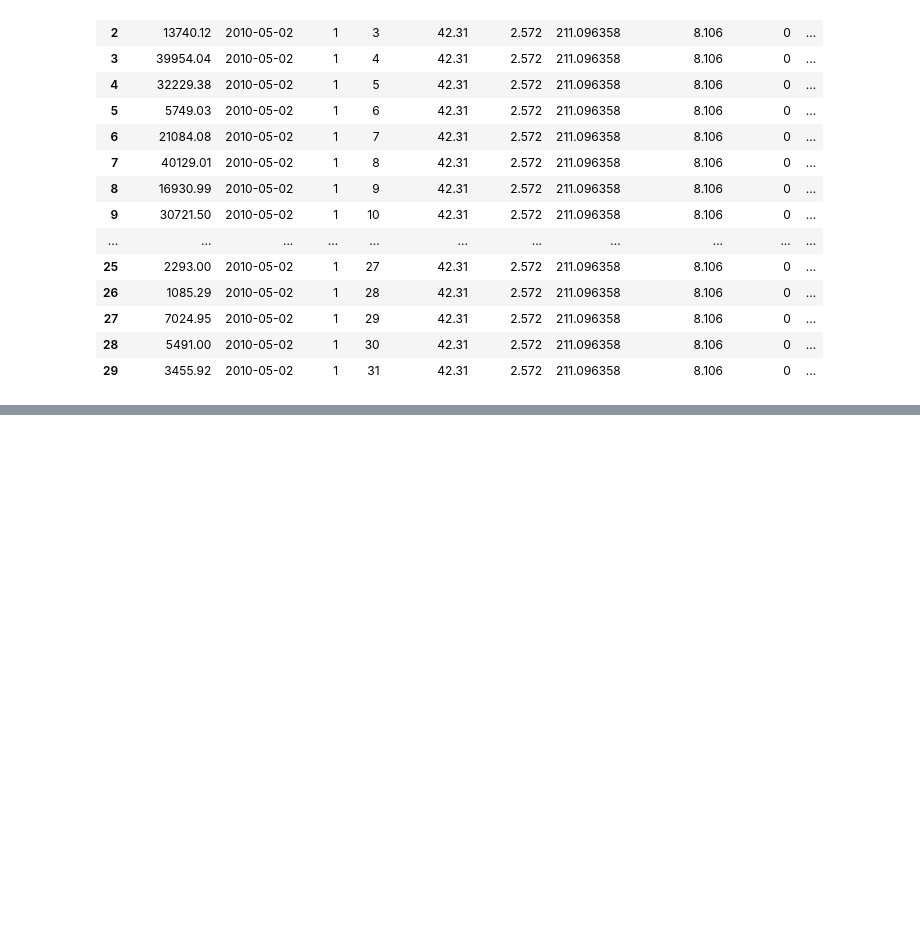
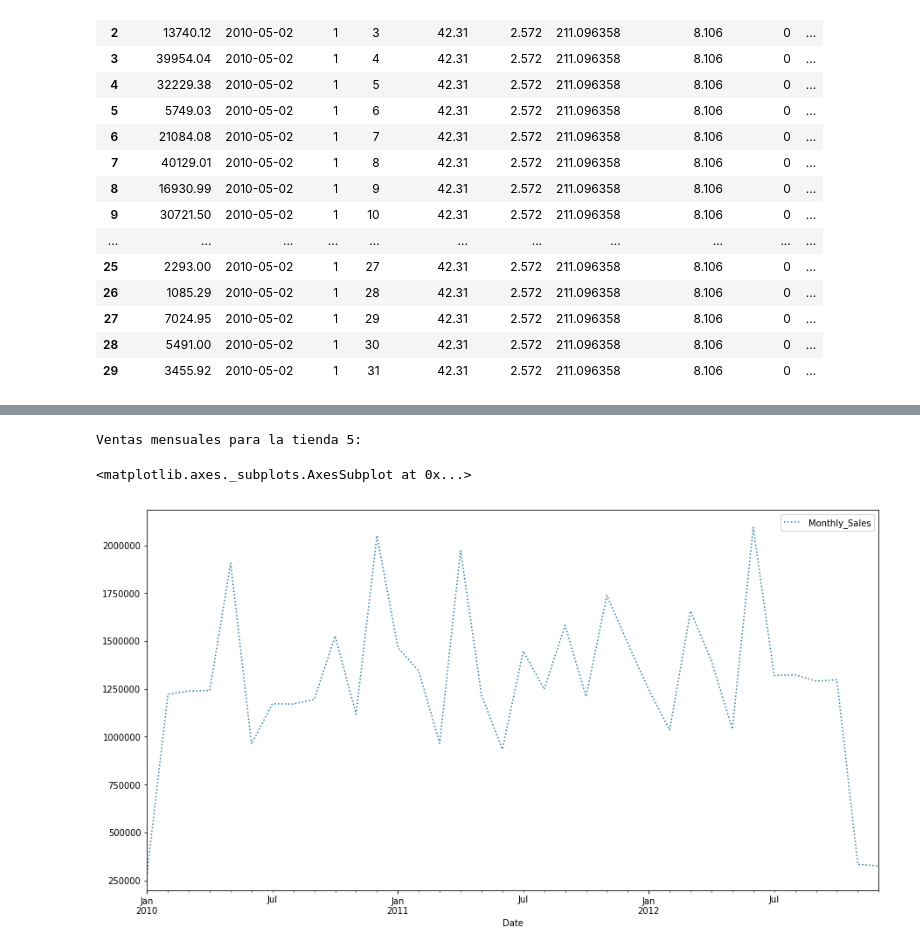
Before and after one commit to dbourdin/diplodatos-mentorias, a Jupyter notebook: AnalisisYCuracion/retail_data_analytics.ipynb, the cells around one changed output, grey strips where cells are left out. Drawn from its saved outputs; the diff is of its cells as text; code cells hidden in the pictures; blank space fills up the shorter version.

```diff
--- a/AnalisisYCuracion/retail_data_analytics.ipynb
+++ b/AnalisisYCuracion/retail_data_analytics.ipynb
@@ -40,8 +41,6 @@ features = pd.read_csv(os.path.join(DATASET_PATH, 'features.csv'), parse_dates=[
 sales = pd.read_csv(os.path.join(DATASET_PATH, 'sales.csv'), parse_dates=['Date'])
 stores = pd.read_csv(os.path.join(DATASET_PATH, 'stores.csv'))
 users = pd.read_csv(os.path.join(DATASET_PATH, 'users.csv'))
-# %%
-sales.rename(columns={'Sale Id':'Sale_Id'}, inplace=True)
 # %% [markdown]
 - Primero creamos una copia de los datasets originales.
 # %%
@@ -49,6 +48,10 @@ sales_1 = sales.copy()
 stores_1 = stores.copy()
 features_1 = features.copy()
 users_1 = users.copy()
+# %%
+sales_1.rename(columns={'Sale Id':'Sale_Id'}, inplace=True)
+sales_1['Date'] = pd.to_datetime(sales_1['Date'])
+features_1['Date'] = pd.to_datetime(features_1['Date'])
 # %% [markdown]
 - Agregamos columna IsMarkdown para los casos en los que hubo descuentos.
 # %%
@@ -467,0 +453,16 @@ features_1[features_1.Date=='2010-05-02']
+# %%
+def resample_store(store_id):
+    store_sales = sales_1[sales_1.Store==store_id].copy()
+    monthly = store_sales.loc[:, ['Weekly_Sales']]
+    monthly = monthly.set_index(store_sales.Date)
+    monthly['Weekly_Sales'] = pd.to_numeric(monthly['Weekly_Sales'], downcast='float', errors='coerce')
+    monthly.rename(columns={'Weekly_Sales': 'Monthly_Sales'}, inplace=True)
+    return monthly.resample('M').sum()
+# %%
+print('Ventas mensuales para la tienda 5:')
+monthly_5 = resample_store(5)
+monthly_5.plot(figsize=(15,8), style=[':', '--', '-'])
+# %% [output]
+Ventas mensuales para la tienda 5:
+<matplotlib.axes._subplots.AxesSubplot at 0x...>
+[figure, added]
```
Also changed, not shown: parts of 12 cells of this notebook.
